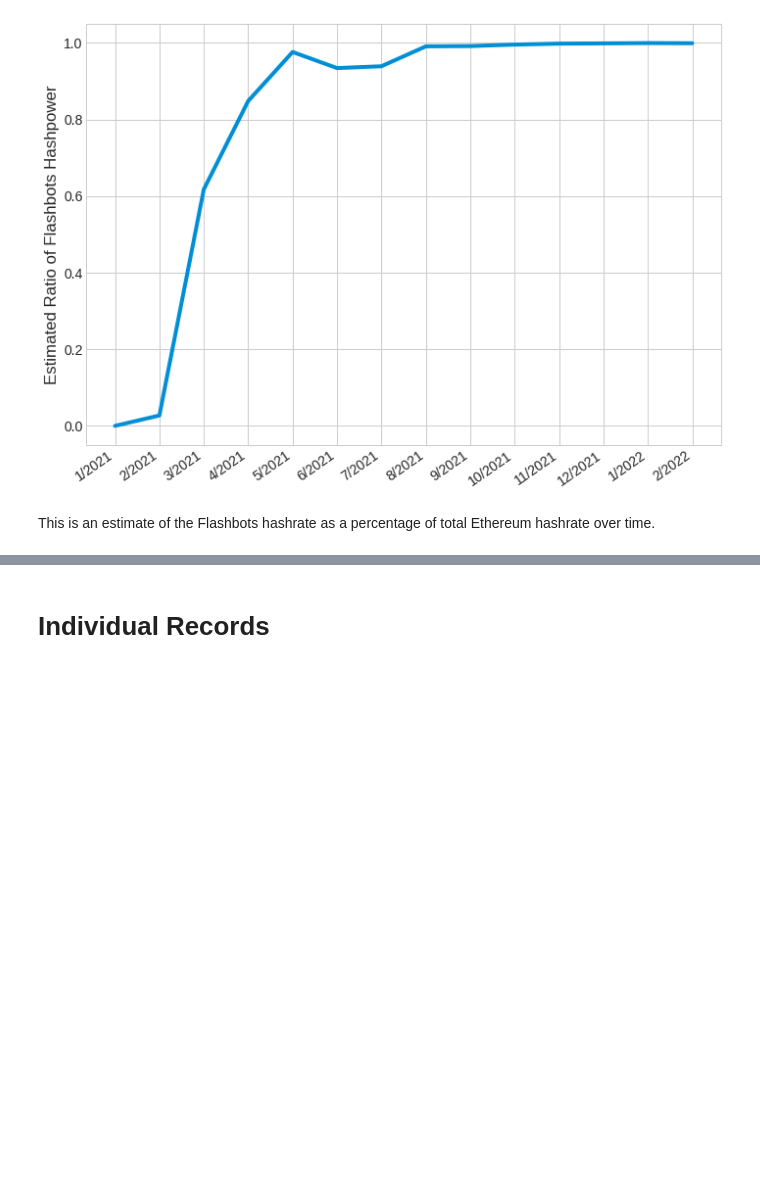
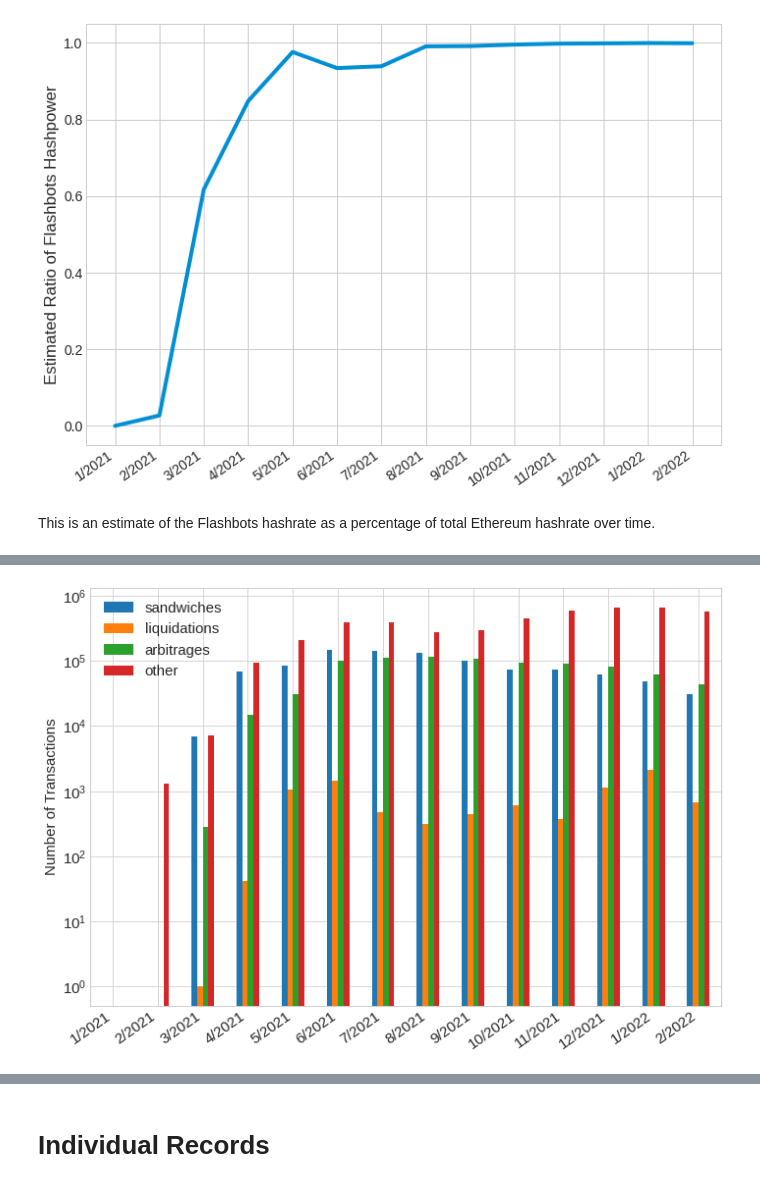
Before and after one commit to a-flashbot-in-the-pan/a-flashbot-in-the-pan, a Jupyter notebook: FlashbotsAnalysis.ipynb, the cells around one changed output, grey strips where cells are left out. Cells and saved outputs as stored; diff of their text form; code cells hidden in the pictures; blank space fills up the shorter version.

```diff
--- a/FlashbotsAnalysis.ipynb
+++ b/FlashbotsAnalysis.ipynb
@@ -1100,0 +1207,11 @@ This is an estimate of the Flashbots hashrate as a percentage of total Ethereum
+# %%
+start, end = monthly_block_ranges[1]
+print(start, end)
+fb_txs = get_all_fb_txs(start, end)
+#sandwich_txs = get_all_sandwich_txs(start, end)
+liquidation_txs = get_all_liquidation_txs(start, end)
+arbitrage_txs = get_all_arbitrage_txs(start, end)
+
+len(calculate_intersection(fb_txs, arbitrage_txs, 'arbitrage'))
+#count_mevs(fb_txs, arbitrage_txs, 'arbitrage')
+#count_mevs(fb_txs, liquidation_txs, 'liquidation')
@@ -1100,0 +1287,5 @@ This is an estimate of the Flashbots hashrate as a percentage of total Ethereum
+# %%
+mev_counts = pd.DataFrame(mev_counts_by_type, columns=['sandwiches', 'liquidations', 'arbitrages', 'other'])
+#mev_counts.columns = months
+mev_counts.insert(loc=0, column='months', value=months)
+mev_counts
@@ -1100,0 +1329,26 @@ This is an estimate of the Flashbots hashrate as a percentage of total Ethereum
+# %%
+plt.style.use(style)
+plt.rc('font', size=15)
+fig, ax = plt.subplots()
+fig.patch.set_facecolor('white')
+fig.set_figwidth(10)
+fig.set_figheight(7)
+
+mev_counts.plot(x='months',
+                kind='bar',
+                stacked=False,
+                #title='Grouped Bar Graph with dataframe',
+                ax=ax,
+                logy=True,
+                ylabel="Number of Transactions",
+                xlabel=""
+               )
+
+for label in ax.get_xticklabels(which='major'):
+    label.set(rotation=35, horizontalalignment='right')
+
+fig.tight_layout()
+
+plt.savefig('figures/mev_counts_by_type.pdf', bbox_inches='tight', facecolor='white')
+# %% [output]
+[figure, added]
```
Also changed, not shown: parts of 21 cells of this notebook, 22 other files.
